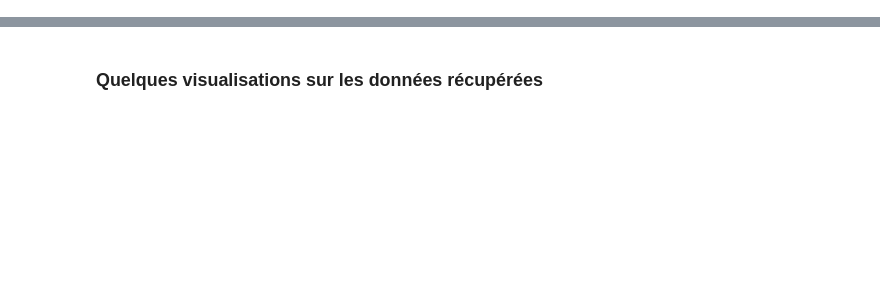
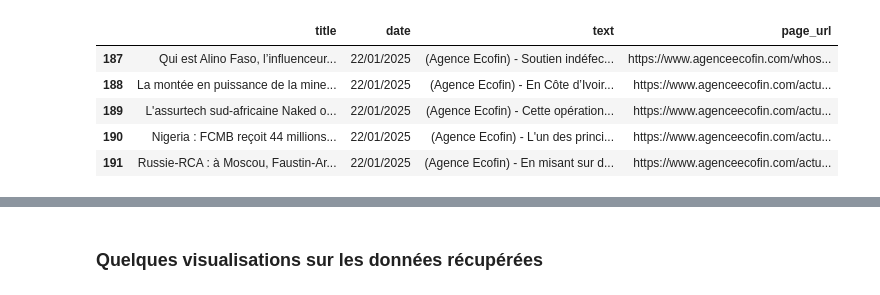
Before and after one commit to kassoum0768/Data354-Challenge-Agent-conversationnel, a Jupyter notebook: data354.ipynb, the cells around one changed output, grey strips where cells are left out. Drawn from its saved outputs; the diff is of its cells as text; code cells hidden in the pictures; blank space fills up the shorter version.

```diff
--- a/data354.ipynb
+++ b/data354.ipynb
@@ -182,0 +182,9 @@ len(articles_df) #### Nombres d'articles scrapés
+# %%
+articles_df.tail()
+# %% [output]
+|  | title | date | text | page_url |
+| 187 | Qui est Alino Faso, l’influenceur... | 22/01/2025 | (Agence Ecofin) - Soutien indéfec... | https://www.agenceecofin.com/whos... |
+| 188 | La montée en puissance de la mine... | 22/01/2025 | (Agence Ecofin) - En Côte d’Ivoir... | https://www.agenceecofin.com/actu... |
+| 189 | L'assurtech sud-africaine Naked o... | 22/01/2025 | (Agence Ecofin) - Cette opération... | https://www.agenceecofin.com/actu... |
+| 190 | Nigeria : FCMB reçoit 44 millions... | 22/01/2025 | (Agence Ecofin) - L'un des princi... | https://www.agenceecofin.com/actu... |
+| 191 | Russie-RCA : à Moscou, Faustin-Ar... | 22/01/2025 | (Agence Ecofin) - En misant sur d... | https://www.agenceecofin.com/actu... |
```
Also changed, not shown: parts of 18 cells of this notebook.
